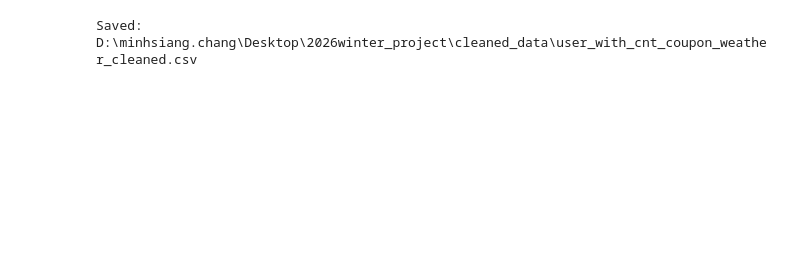
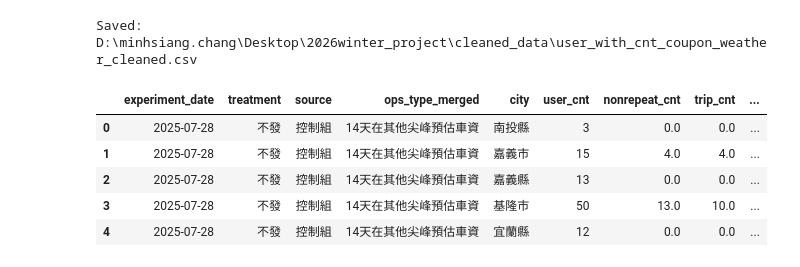
Before and after one commit to shawn921011/2026winter_project, a Jupyter notebook: cleaning/weather_cleaning.ipynb, the cells around one changed output. Drawn from its saved outputs; the diff is of its cells as text; code cells hidden in the pictures; blank space fills up the shorter version.

```diff
--- a/cleaning/weather_cleaning.ipynb
+++ b/cleaning/weather_cleaning.ipynb
@@ -213,6 +202,11 @@ user_with_weather.describe()
 | max | 2026-01-12 00:00:00 | 3795.000000 | 573.000000 | 439.000000 | 390.000000 | 227.000000 | ... |
 | std | NaN | 182.847088 | 30.991056 | 21.865559 | 21.428368 | 10.049814 | ... |
 # %%
+user_with_weather = user_with_weather.drop(
+    columns=["den_all_days", "den_weekday_days", "den_weekend_days"],
+    errors="ignore"
+)
+
 from pathlib import Path
 
 out_path = Path("..") / "cleaned_data" / "user_with_cnt_coupon_weather_cleaned.csv"
@@ -221,3 +215,12 @@ user_with_weather.to_csv(out_path, index=False, encoding="utf-8-sig")
 print("Saved:", out_path.resolve())
 # %% [output]
 Saved: D:\minhsiang.chang\Desktop\2026winter_project\cleaned_data\user_with_cnt_coupon_weather_cleaned.csv
+# %%
+user_with_weather.head()
+# %% [output]
+|  | experiment_date | treatment | source | ops_type_merged | city | user_cnt | nonrepeat_cnt | trip_cnt | ... |
+| 0 | 2025-07-28 | 不發 | 控制組 | 14天在其他尖峰預估車資 | 南投縣 | 3 | 0.0 | 0.0 | ... |
+| 1 | 2025-07-28 | 不發 | 控制組 | 14天在其他尖峰預估車資 | 嘉義市 | 15 | 4.0 | 4.0 | ... |
+| 2 | 2025-07-28 | 不發 | 控制組 | 14天在其他尖峰預估車資 | 嘉義縣 | 13 | 0.0 | 0.0 | ... |
+| 3 | 2025-07-28 | 不發 | 控制組 | 14天在其他尖峰預估車資 | 基隆市 | 50 | 13.0 | 10.0 | ... |
+| 4 | 2025-07-28 | 不發 | 控制組 | 14天在其他尖峰預估車資 | 宜蘭縣 | 12 | 0.0 | 0.0 | ... |
```
Also changed, not shown: parts of 3 cells of this notebook, 4 other files.
